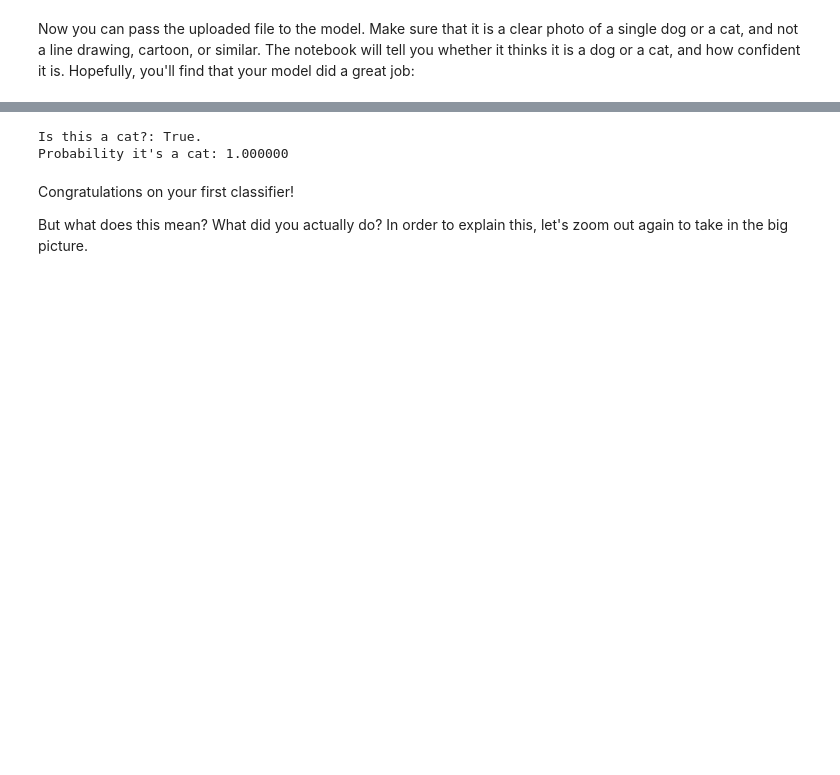
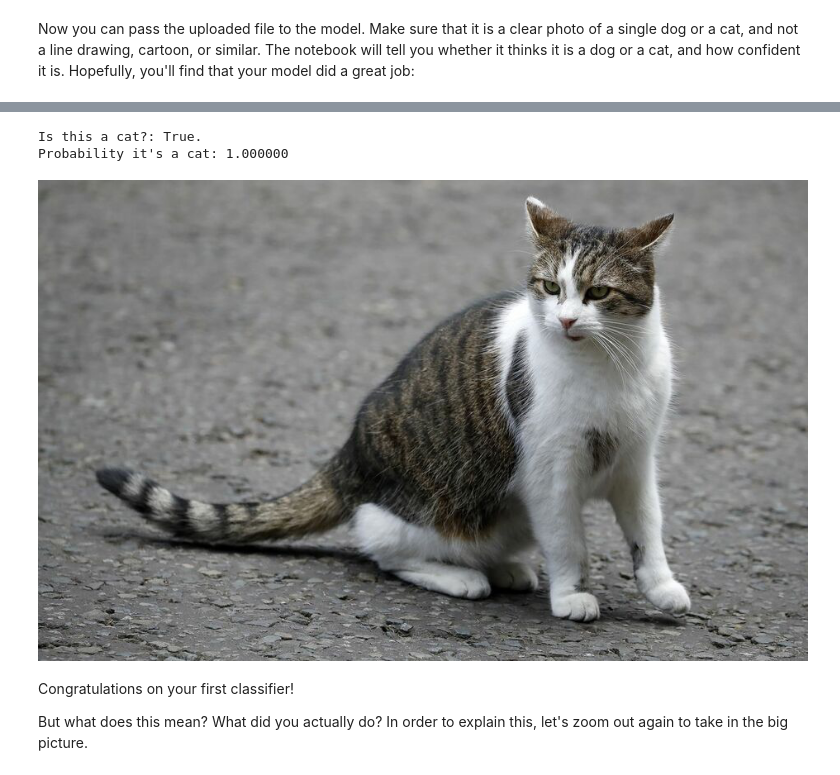
Before and after one commit to elisa-desmetz/H3_Deep_Learning, a Jupyter notebook: FastAI-01-Intro.ipynb, the cells around one changed output, grey strips where cells are left out. Cells and saved outputs as stored; diff of their text form; code cells hidden in the pictures; blank space fills up the shorter version.

```diff
--- a/FastAI-01-Intro.ipynb
+++ b/FastAI-01-Intro.ipynb
@@ -289,12 +287,14 @@ uploader = SimpleNamespace(data = ['images/chapter1_cat_example.jpg'])
 # %%
 img = PILImage.create(uploader.data[0])
 is_cat,_,probs = learn.predict(img)
 print(f"Is this a cat?: {is_cat}.")
 print(f"Probability it's a cat: {probs[1].item():.6f}")
+img
 # %% [output]
 [interactive output not drawn]
 Is this a cat?: True.
 Probability it's a cat: 1.000000
+[figure, added]
 # %% [markdown]
 Congratulations on your first classifier!
 
```
Also changed, not shown: parts of 1 cell of this notebook.
